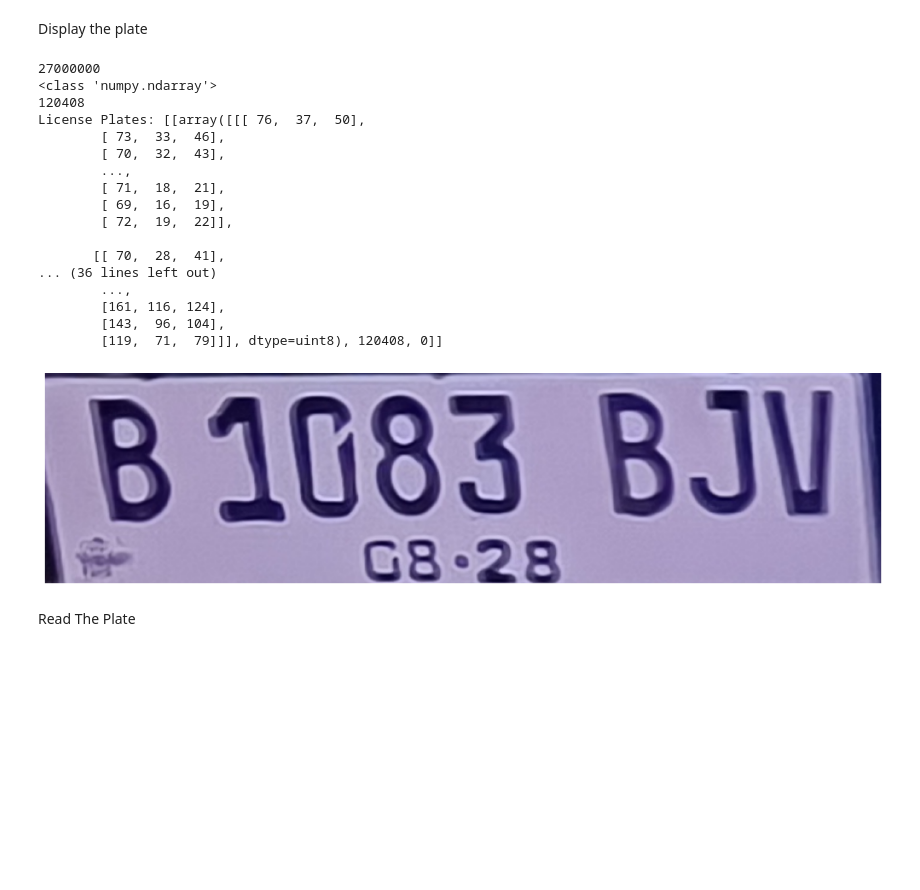
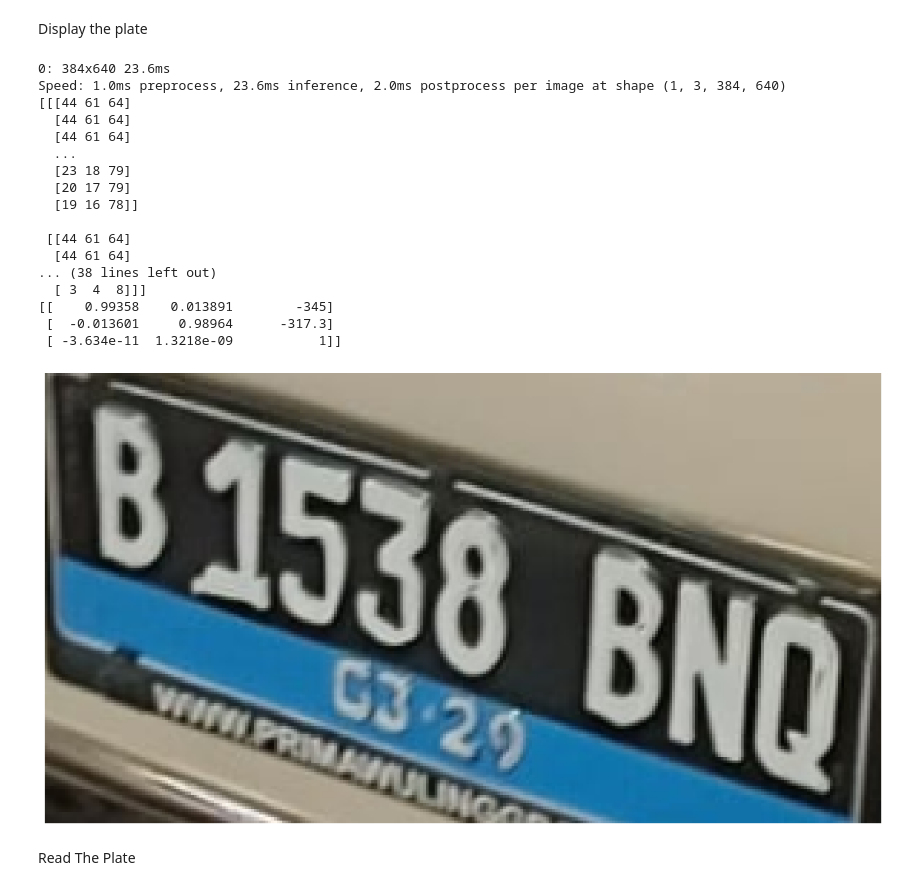
Before and after one commit to frederick542/Paperless-Parking-Plate-Recognition, a Jupyter notebook: Object Detection/DevelopObjectDetection.ipynb, the cells around one changed output. Drawn from its saved outputs; the diff is of its cells as text; code cells hidden in the pictures; blank space fills up the shorter version.

```diff
--- a/Object Detection/DevelopObjectDetection.ipynb
+++ b/Object Detection/DevelopObjectDetection.ipynb
@@ -23,12 +23,12 @@ import os
 import random
 
 # Take random pic
-dataset_location = 'C:/Users/Frederick/Documents/Project/Paperless Parking/Code/Object Detection/Indonesian_License_Plate_Dataset (Bike)'
-random_file = random.choice(os.listdir(os.path.join(dataset_location, 'test', 'images')))
-file_name = os.path.join(dataset_location, 'test', 'images', random_file)
+# dataset_location = 'C:/Users/Frederick/Documents/Project/Paperless Parking/Code/Object Detection/Indonesian_License_Plate_Dataset (Bike)'
+# random_file = random.choice(os.listdir(os.path.join(dataset_location, 'test', 'images')))
+# file_name = os.path.join(dataset_location, 'test', 'images', random_file)
 
 # Static file
-file_name = "test_material/TestRead_4.jpg"
+file_name = "datasets/test_image_7.jpg"
 
-results = model(file_name)
-print(results)
+# results = model(file_name)
+# print(results)
@@ -54,19 +36,10 @@ speed: {'preprocess': 3.0031204223632812, 'inference': 20.52140235900879, 'postp
 Display the plate
 # %%
 import supervision as sv
-import cv2
+import cv2 as cv
 import numpy as np
 
-image = cv2.imread(file_name)
-print(image.size)
-original_image = image.copy()
-print(type(original_image))
-detections = sv.Detections.from_ultralytics(results[0])
-oriented_box_annotator = sv.OrientedBoxAnnotator()
-annotated_frame = oriented_box_annotator.annotate(
-    scene=image,
-    detections=detections
-)
+image = np.array(cv.imread(file_name))
 
 def extract_license_plates(image, detections):
     license_plates = []
@@ -83,7 +56,7 @@ def extract_license_plates(image, detections):
             if((xFoward - xCurrent == 0) | (xBackward - xCurrent == 0) ):
                 x1,y1,x2,y2 = class_id.xyxy
                 x1,y1,x2,y2 = int(x1), int(y1), int(x2), int(y2)
-                imageCropped = original_image[y1:y2,x1:x2]
+                imageCropped = image[y1:y2,x1:x2]
                 area = (x2 - x1) * (y2 -y1)
                 license_plates.append([imageCropped,area,i])
                 continue
@@ -95,56 +68,55 @@ def extract_license_plates(image, detections):
                 idxPoint2 = idxPoint1
                 idxPoint3 = np.argmax(BoxCoordinate[:, 1])
                 idxPoint1 = np.argmin(BoxCoordinate[:, 0])
                 idxPoint4 = np.argmax(BoxCoordinate[:, 0])
 
             # top left corner, top right corner, bottom left corner, bottom right corner
             val = 3
             point1 = np.array([BoxCoordinate[idxPoint1][0] + val, BoxCoordinate[idxPoint1][1] + val], dtype="float32")
             point2 = np.array([BoxCoordinate[idxPoint2][0] - val, BoxCoordinate[idxPoint2][1] + val], dtype="float32")
             point3 = np.array([BoxCoordinate[idxPoint3][0] + val, BoxCoordinate[idxPoint3][1] - val], dtype="float32")
             point4 = np.array([BoxCoordinate[idxPoint4][0] - val, BoxCoordinate[idxPoint4][1] - val], dtype="float32")
             points = [point1, point2, point3, point4]
-
             width = int(max(np.linalg.norm(point2 - point1), np.linalg.norm(point4 - point2)))
             height = int(max(np.linalg.norm(point3 - point1), np.linalg.norm(point4 - point2)))
             dst = np.array([
                 [0, 0],
                 [width - 1, 0],
                 [0, height - 1],
                 [width - 1, height - 1],
             ], dtype="float32")
 
-            M = cv2.getPerspectiveTransform(np.float32(points), dst)
-            imageCropped = cv2.warpPerspective(original_image, M, (width, height))
+            M = cv.getPerspectiveTransform(np.float32(points), dst)
+            imageCropped = cv.warpPerspective(image, M, (width, height))
+            print(image)
             area = width * height
-            print(area)
             license_plates.append([imageCropped,area,i])
     return license_plates
 
-
+results = model(image)
+detections = sv.Detections.from_ultralytics(results[0])
 license_plates = extract_license_plates(image, detections)
-print(f"License Plates: {license_plates}")
 nearest_license_plate = max(license_plates, key=lambda x: x[1])
 sv.plot_image(image=nearest_license_plate[0], size=(16, 16))
 # %% [output]
-27000000
-<class 'numpy.ndarray'>
-120408
-License Plates: [[array([[[ 76,  37,  50],
-        [ 73,  33,  46],
-        [ 70,  32,  43],
-        ...,
-        [ 71,  18,  21],
-        [ 69,  16,  19],
-        [ 72,  19,  22]],
+0: 384x640 23.6ms
+Speed: 1.0ms preprocess, 23.6ms inference, 2.0ms postprocess per image at shape (1, 3, 384, 640)
+[[[44 61 64]
+  [44 61 64]
+  [44 61 64]
+  ...
+  [23 18 79]
+  [20 17 79]
+  [19 16 78]]
 
-       [[ 70,  28,  41],
-... (36 lines left out)
-        ...,
-        [161, 116, 124],
-        [143,  96, 104],
-        [119,  71,  79]]], dtype=uint8), 120408, 0]]
+ [[44 61 64]
+  [44 61 64]
+... (38 lines left out)
+  [ 3  4  8]]]
+[[    0.99358    0.013891        -345]
+ [  -0.013601     0.98964      -317.3]
+ [ -3.634e-11  1.3218e-09           1]]
-[figure, old version]
+[figure, new version]
 # %% [markdown]
 Read The Plate
 # %%
```
Also changed, not shown: parts of 3 cells of this notebook, 2 other files.
